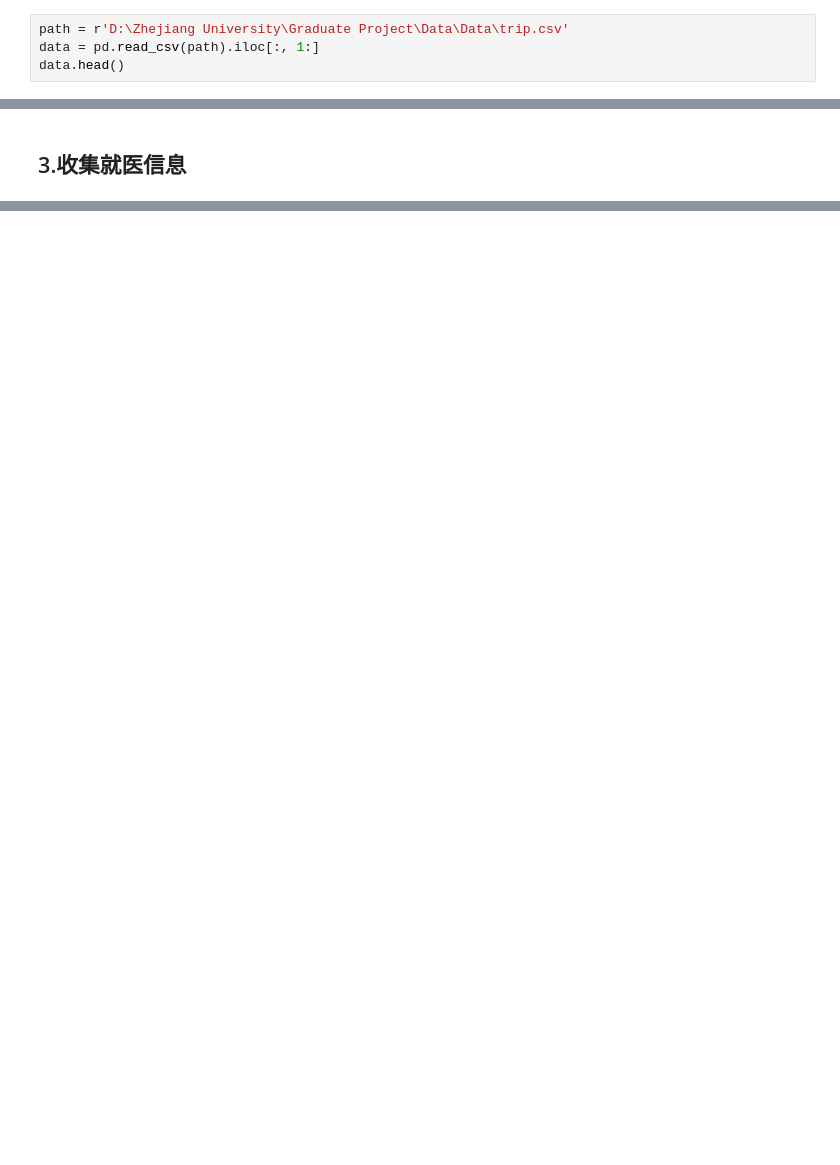
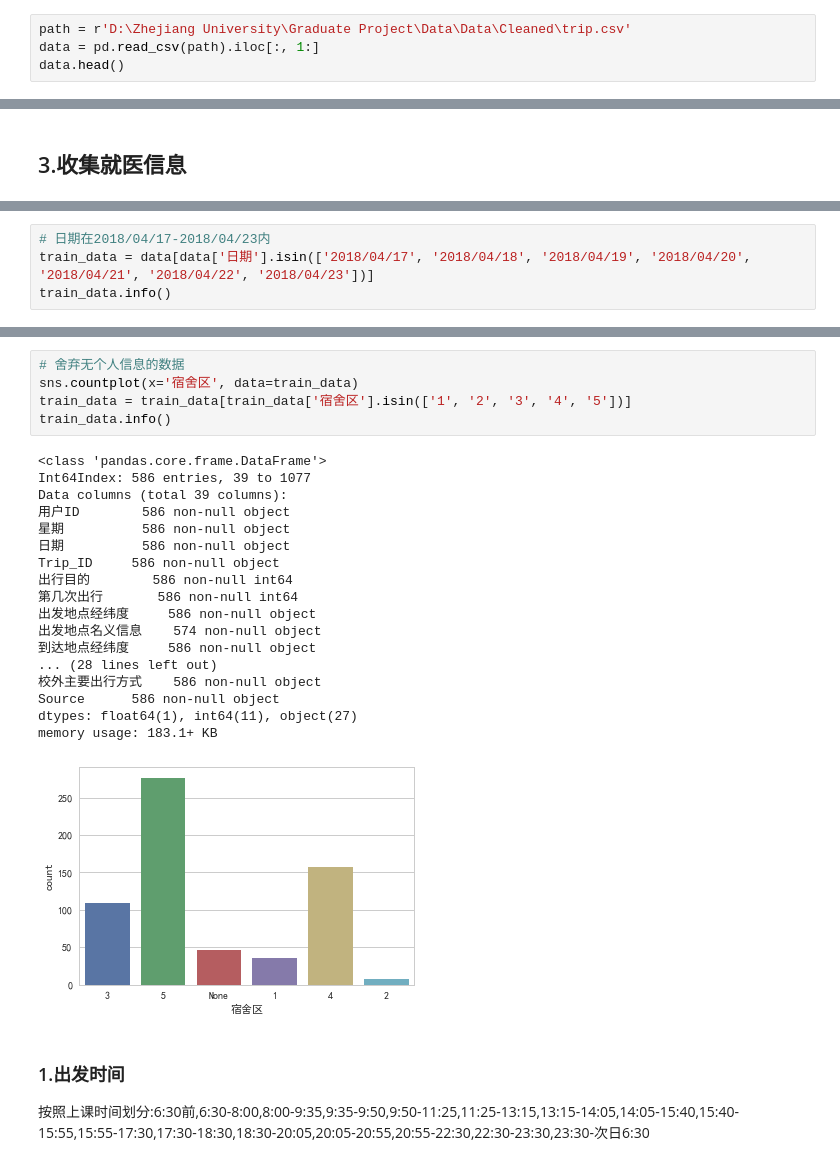
Before and after one commit to Yuhjiang/TransMode, a Jupyter notebook: data_clean.ipynb, the cells around one changed output, grey strips where cells are left out. Saved outputs shown, nothing was run; the diff lists cells and outputs as text; blank space fills up the shorter version.

```diff
--- a/data_clean.ipynb
+++ b/data_clean.ipynb
@@ -19,7 +19,7 @@ myfont=FontProperties(fname=r'C:\Windows\Fonts\simhei.ttf',size=14)
 2. 为每一个subtrip添加距离
 3. 按日期重新分配
 # %%
-path = r'D:\Zhejiang University\Graduate Project\Data\Data\trip.csv'
+path = r'D:\Zhejiang University\Graduate Project\Data\Data\Cleaned\trip.csv'
 data = pd.read_csv(path).iloc[:, 1:]
 data.head()
 # %% [output]
@@ -253,0 +275,4 @@ hospital
+# %%
+# 日期在2018/04/17-2018/04/23内
+train_data = data[data['日期'].isin(['2018/04/17', '2018/04/18', '2018/04/19', '2018/04/20', '2018/04/21', '2018/04/22', '2018/04/23'])]
+train_data.info()
@@ -253,0 +297,27 @@ hospital
+# %%
+# 舍弃无个人信息的数据
+sns.countplot(x='宿舍区', data=train_data)
+train_data = train_data[train_data['宿舍区'].isin(['1', '2', '3', '4', '5'])]
+train_data.info()
+# %% [output]
+<class 'pandas.core.frame.DataFrame'>
+Int64Index: 586 entries, 39 to 1077
+Data columns (total 39 columns):
+用户ID        586 non-null object
+星期          586 non-null object
+日期          586 non-null object
+Trip_ID     586 non-null object
+出行目的        586 non-null int64
+第几次出行       586 non-null int64
+出发地点经纬度     586 non-null object
+出发地点名义信息    574 non-null object
+到达地点经纬度     586 non-null object
+... (28 lines left out)
+校外主要出行方式    586 non-null object
+Source      586 non-null object
+dtypes: float64(1), int64(11), object(27)
+memory usage: 183.1+ KB
+[figure, added]
+# %% [markdown]
+### 1.出发时间
+按照上课时间划分:6:30前,6:30-8:00,8:00-9:35,9:35-9:50,9:50-11:25,11:25-13:15,13:15-14:05,14:05-15:40,15:40-15:55,15:55-17:30,17:30-18:30,18:30-20:05,20:05-20:55,20:55-22:30,22:30-23:30,23:30-次日6:30
```
Also changed, not shown: parts of 24 cells of this notebook, 4 other files.
